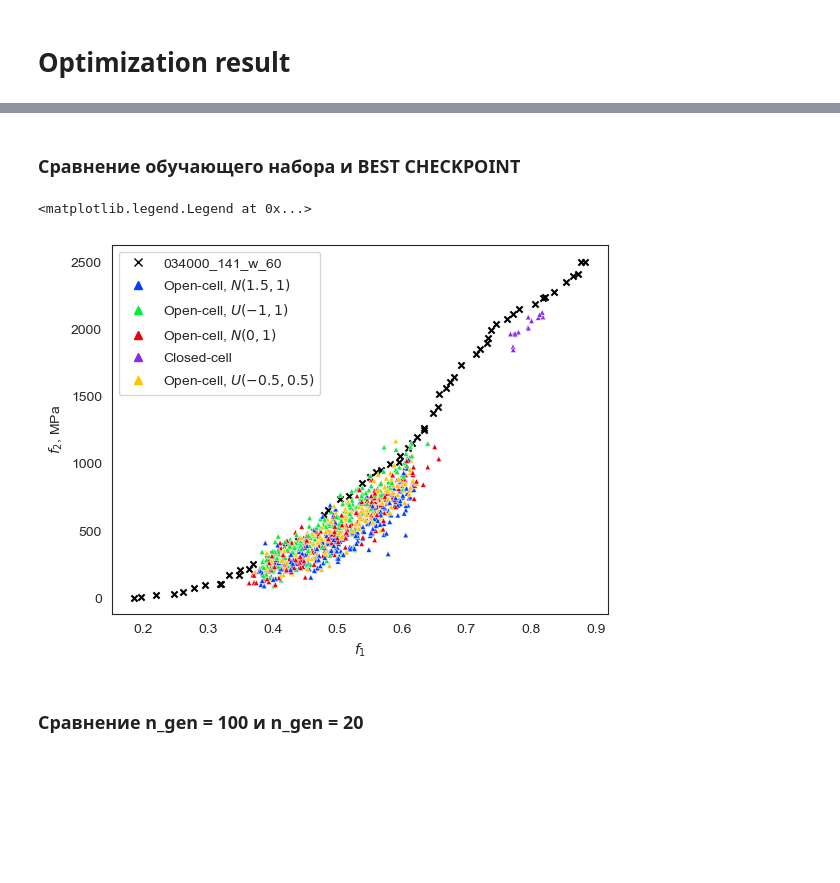
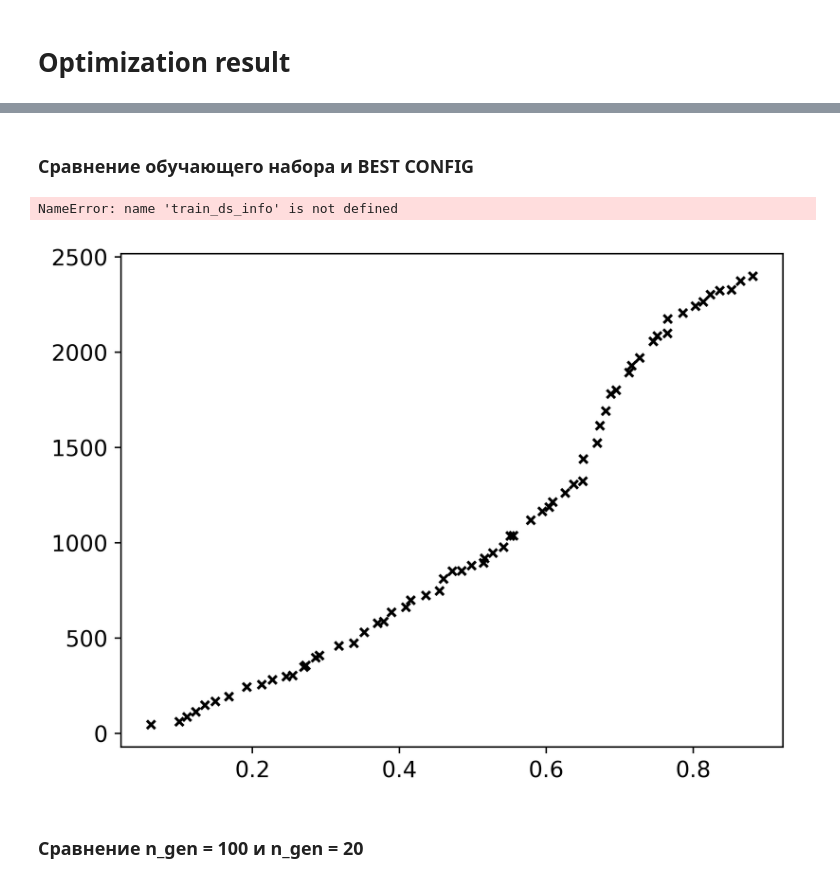
Before and after one commit to evg-kononov/materials-design, a Jupyter notebook: stats/properties.ipynb, the cells around one changed output, grey strips where cells are left out. Drawn from its saved outputs; the diff is of its cells as text; code cells hidden in the pictures; blank space fills up the shorter version.

```diff
--- a/stats/properties.ipynb
+++ b/stats/properties.ipynb
@@ -146,18 +146,7 @@ ax.legend(title="")
 # Optimization result
 # %%
 dpi = 100
-font_size = 10
+font_size = 12
 plt_style = "seaborn-v0_8-bright"
 plt.style.use(plt_style)
-sns.set_style("white")
 plt.rcParams.update({"font.size": font_size})
-# %%
-res_name = "024000_141_w_64"
-with open(r"../optimization/results/" + res_name, "rb") as f:
-    optimization_res = pickle.load(f)
-
-optimization_ds = pd.DataFrame({"volume_fraction": optimization_res[1][:, 0], "young_module": -optimization_res[1][:, 1]})
-optimization_ds["class"] = res_name
-
-with open(r"../optimization/history/" + res_name, "rb") as f:
-    optimization_hist = pickle.load(f)
@@ -164,11 +257,11 @@ with open(r"../optimization/history/" + res_name, "rb") as f:
 # %% [markdown]
-### Сравнение обучающего набора и BEST CHECKPOINT
+### Сравнение обучающего набора и BEST CONFIG
 # %%
 fig, ax = plt.subplots(dpi=dpi)
 
 ax.scatter(
-    x=optimization_ds["volume_fraction"],
-    y=optimization_ds["young_module"],
+    x=B_ds["volume_fraction"],
+    y=B_ds["young_module"],
     s=20,
     c="black",
     marker="x",
@@ -179,35 +272,35 @@ sns.scatterplot(
     ax=ax,
     data=train_ds_info[train_ds_info["volume_fraction_error"] < 5].sample(1000, random_state=2),
     x="volume_fraction",
     y="young_module",
     hue="class",
     s=15,
     marker="^",
 )
 
 ax.set_xlabel("$f_1$")
 ax.set_ylabel("$f_2$, MPa") # MPa because the model size in millimeters
 
-letter_set1 = {res_name}
+letter_set1 = {"Config A"}
 letter_set2 = pd.unique(train_ds_info["class"])
 
 marker_set1 = "x"
 marker_set2 = "^"
 
 marker_for_letter = {
     **{letter: marker_set1 for letter in letter_set1},
     **{letter: marker_set2 for letter in letter_set2}
 }
 
 handles, labels = ax.get_legend_handles_labels()
 handles = [
     Line2D([], [], color=h.get_facecolor(), linestyle='', marker=marker_for_letter[l])
     for h, l in zip(handles, labels)
 ]
 
 ax.legend(handles, labels)
 # %% [output]
-<matplotlib.legend.Legend at 0x...>
+NameError: name 'train_ds_info' is not defined
-[figure, old version]
+[figure, new version]
 # %% [markdown]
 ### Сравнение n_gen = 100 и n_gen = 20
```
Also changed, not shown: parts of 35 cells of this notebook.
